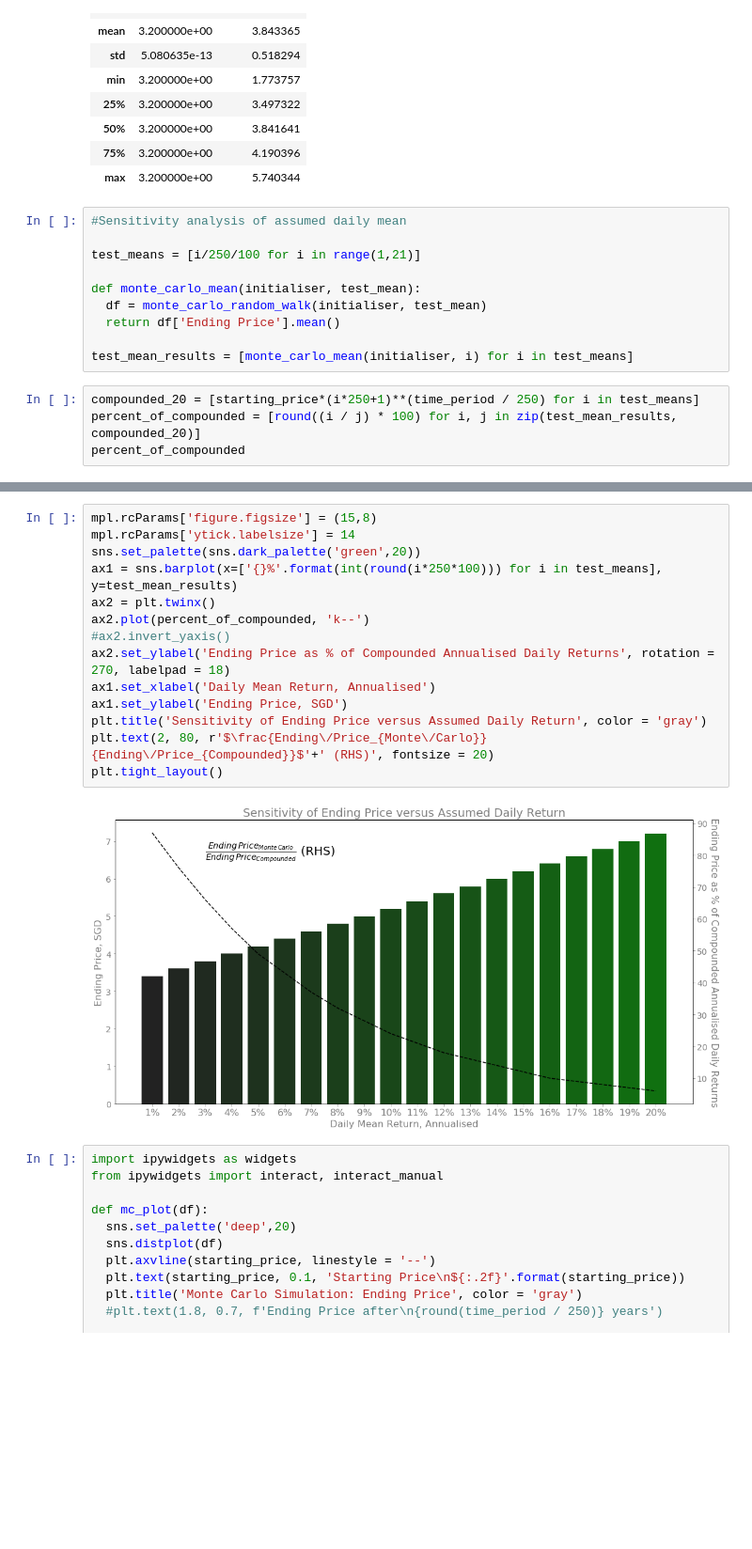
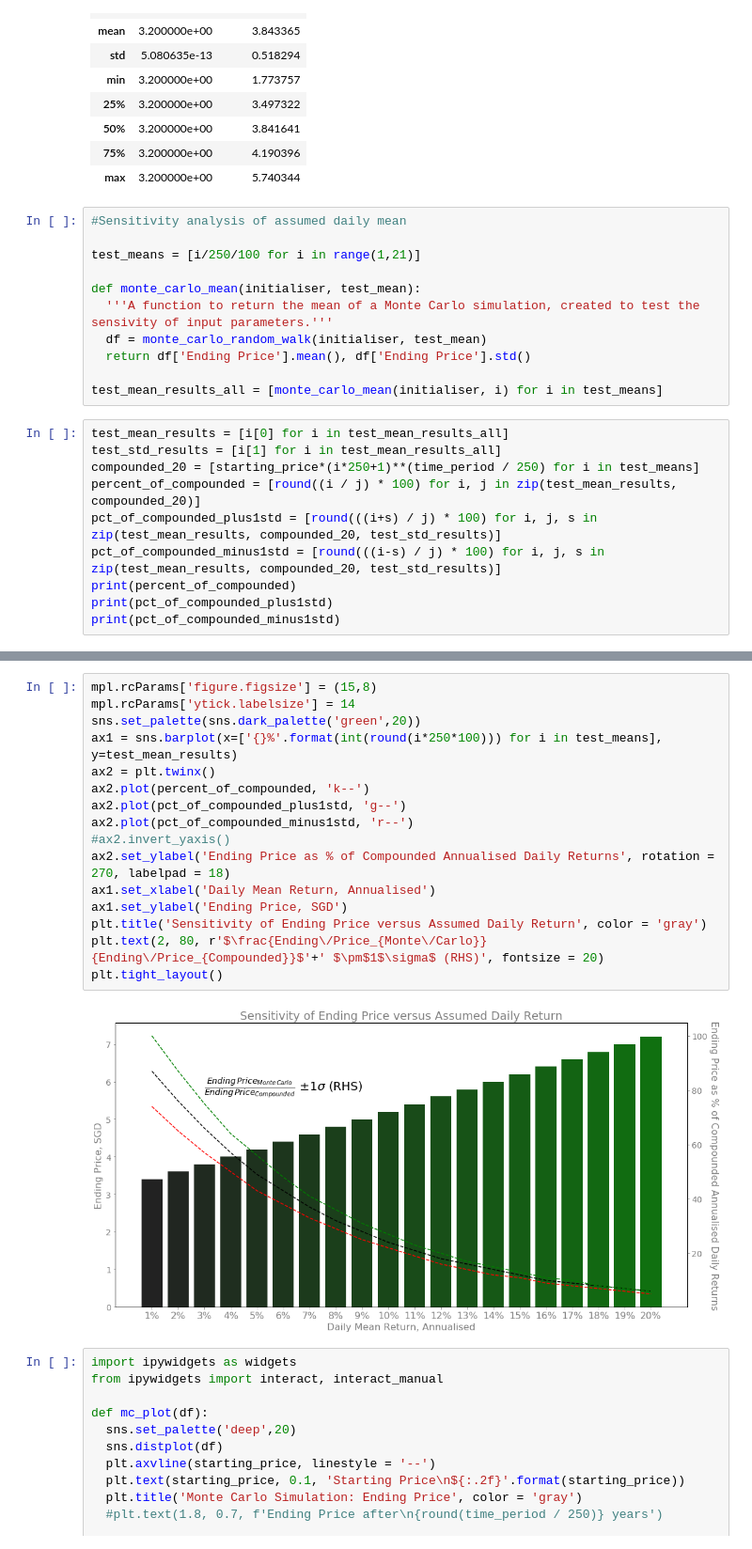
Before and after one commit to kelverssg/notebooks, a Jupyter notebook: Random_Walk.ipynb, the cells around one changed output, grey strips where cells are left out. Shown: that part at 94% size. Drawn from its saved outputs; the diff is of its cells as text; blank space fills up the shorter version.

```diff
--- a/Random_Walk.ipynb
+++ b/Random_Walk.ipynb
@@ -103,13 +107,20 @@ df.describe()
 test_means = [i/250/100 for i in range(1,21)]
 
 def monte_carlo_mean(initialiser, test_mean):
+  '''A function to return the mean of a Monte Carlo simulation, created to test the sensivity of input parameters.'''
   df = monte_carlo_random_walk(initialiser, test_mean)
-  return df['Ending Price'].mean()
+  return df['Ending Price'].mean(), df['Ending Price'].std()
 
-test_mean_results = [monte_carlo_mean(initialiser, i) for i in test_means]
+test_mean_results_all = [monte_carlo_mean(initialiser, i) for i in test_means]
 # %%
+test_mean_results = [i[0] for i in test_mean_results_all]
+test_std_results = [i[1] for i in test_mean_results_all]
 compounded_20 = [starting_price*(i*250+1)**(time_period / 250) for i in test_means]
 percent_of_compounded = [round((i / j) * 100) for i, j in zip(test_mean_results, compounded_20)]
-percent_of_compounded
+pct_of_compounded_plus1std = [round(((i+s) / j) * 100) for i, j, s in zip(test_mean_results, compounded_20, test_std_results)]
+pct_of_compounded_minus1std = [round(((i-s) / j) * 100) for i, j, s in zip(test_mean_results, compounded_20, test_std_results)]
+print(percent_of_compounded)
+print(pct_of_compounded_plus1std)
+print(pct_of_compounded_minus1std)
 # %% [output]
 [87, 76, 66, 57, 49, 43, 37, 32, 28, 24, 21, 18, 16, 14, 12, 10, 9, 8, 7, 6]
@@ -116,19 +129,21 @@ percent_of_compounded
 # %%
 mpl.rcParams['figure.figsize'] = (15,8)
 mpl.rcParams['ytick.labelsize'] = 14
 sns.set_palette(sns.dark_palette('green',20))
 ax1 = sns.barplot(x=['{}%'.format(int(round(i*250*100))) for i in test_means], y=test_mean_results)
 ax2 = plt.twinx()
 ax2.plot(percent_of_compounded, 'k--')
+ax2.plot(pct_of_compounded_plus1std, 'g--')
+ax2.plot(pct_of_compounded_minus1std, 'r--')
 #ax2.invert_yaxis()
 ax2.set_ylabel('Ending Price as % of Compounded Annualised Daily Returns', rotation = 270, labelpad = 18)
 ax1.set_xlabel('Daily Mean Return, Annualised')
 ax1.set_ylabel('Ending Price, SGD')
 plt.title('Sensitivity of Ending Price versus Assumed Daily Return', color = 'gray')
-plt.text(2, 80, r'$\frac{Ending\/Price_{Monte\/Carlo}}{Ending\/Price_{Compounded}}$'+' (RHS)', fontsize = 20)
+plt.text(2, 80, r'$\frac{Ending\/Price_{Monte\/Carlo}}{Ending\/Price_{Compounded}}$'+' $\pm$1$\sigma$ (RHS)', fontsize = 20)
 plt.tight_layout()
 # %% [output]
-[figure, old version]
+[figure, new version]
 # %%
 import ipywidgets as widgets
 from ipywidgets import interact, interact_manual
```
Also changed, not shown: parts of 3 cells of this notebook.
